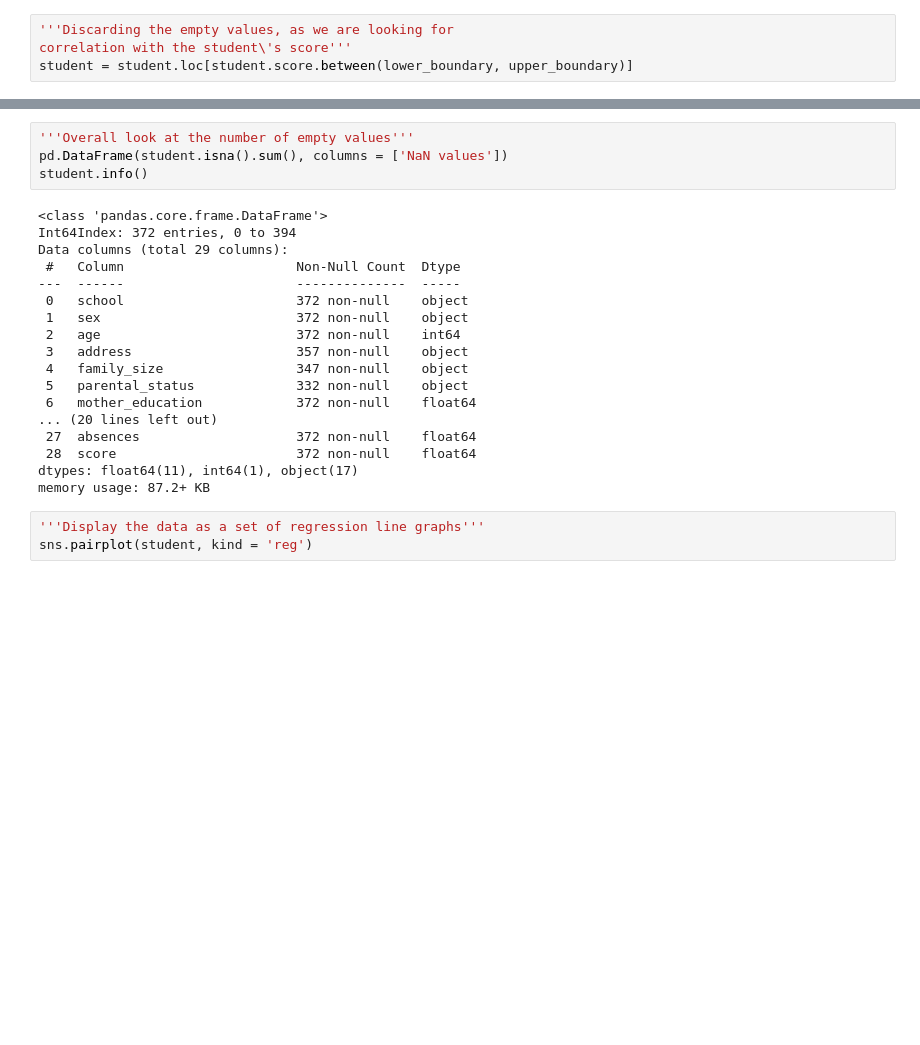
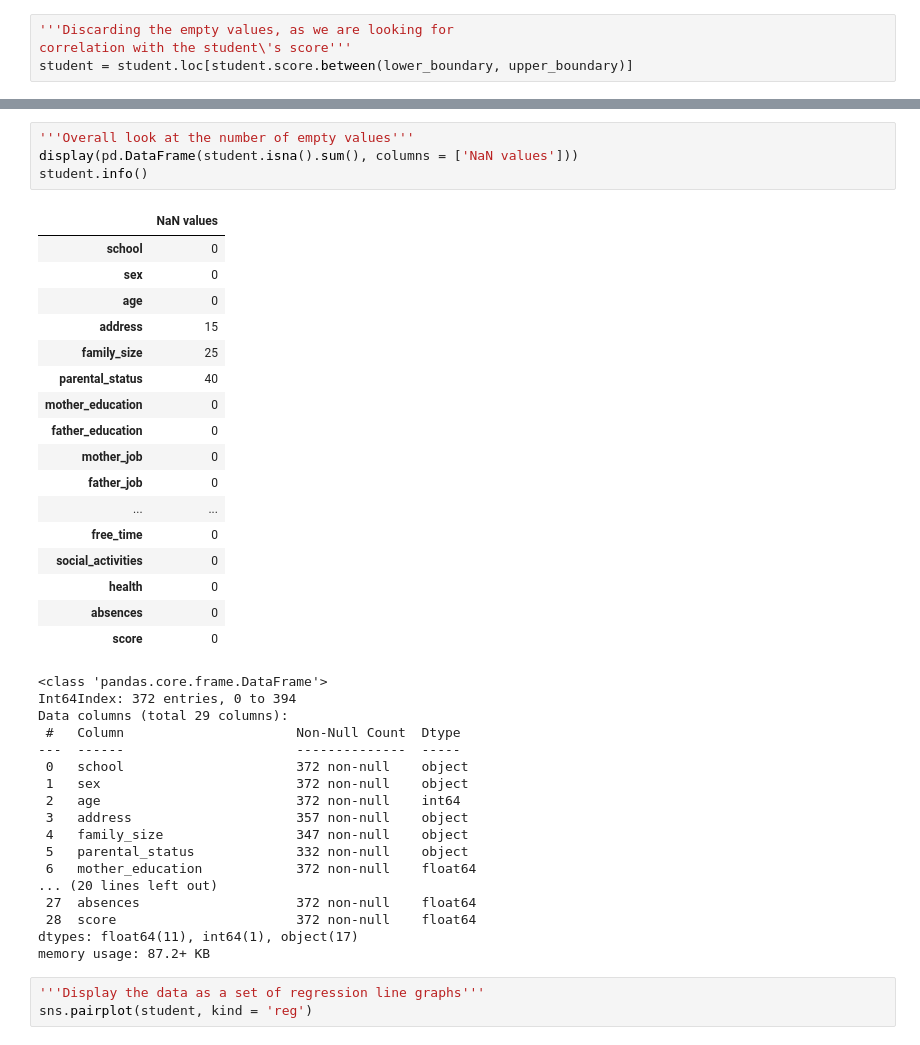
Before and after one commit to DenysMelnyk6/Projects, a Jupyter notebook: module_2/Student Analysis.ipynb, the cells around one changed output, grey strips where cells are left out. Saved outputs shown, nothing was run; the diff lists cells and outputs as text; blank space fills up the shorter version.

```diff
--- a/module_2/Student Analysis.ipynb
+++ b/module_2/Student Analysis.ipynb
@@ -1111,8 +1104,25 @@ student = student.loc[student.score.between(lower_boundary, upper_boundary)]
 # %%
 '''Overall look at the number of empty values'''
-pd.DataFrame(student.isna().sum(), columns = ['NaN values'])
+display(pd.DataFrame(student.isna().sum(), columns = ['NaN values']))
 student.info()
 # %% [output]
+|  | NaN values |
+| school | 0 |
+| sex | 0 |
+| age | 0 |
+| address | 15 |
+| family_size | 25 |
+| parental_status | 40 |
+| mother_education | 0 |
+| father_education | 0 |
+| mother_job | 0 |
+| father_job | 0 |
+| ... | ... |
+| free_time | 0 |
+| social_activities | 0 |
+| health | 0 |
+| absences | 0 |
+| score | 0 |
 <class 'pandas.core.frame.DataFrame'>
 Int64Index: 372 entries, 0 to 394
 Data columns (total 29 columns):
```
Also changed, not shown: parts of 2 cells of this notebook, 2 other files.
